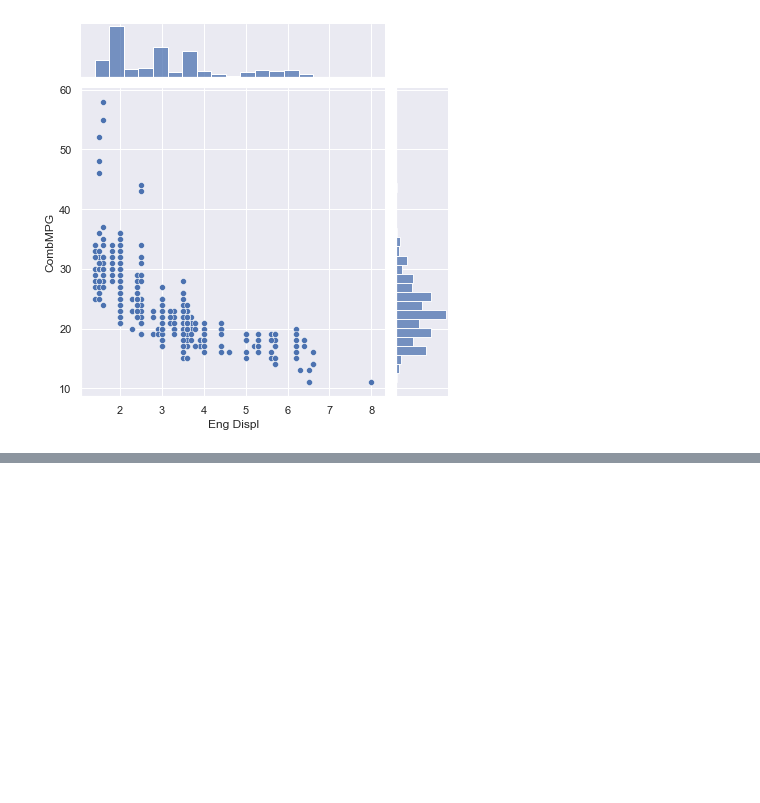
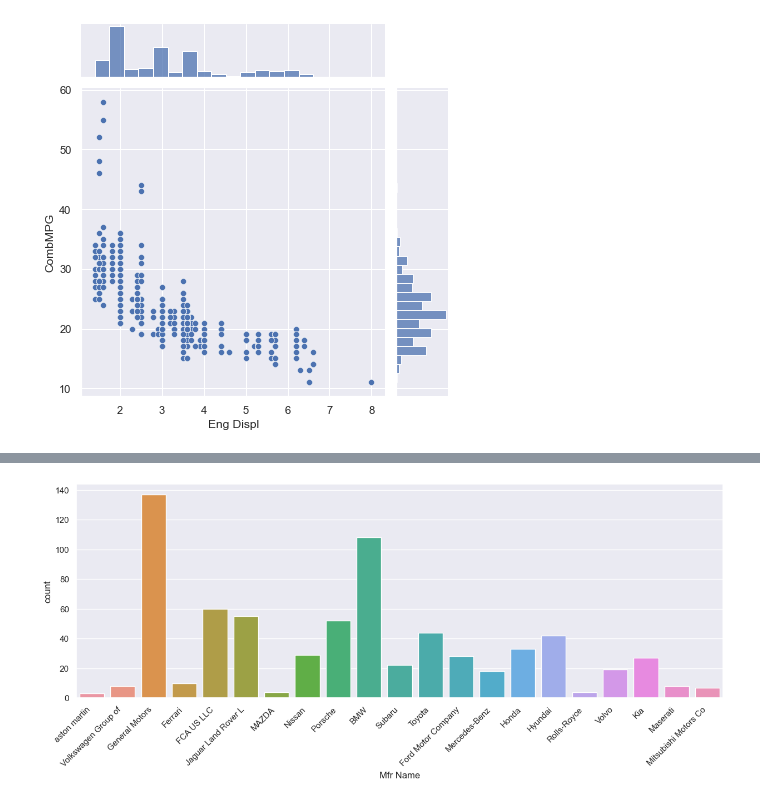
Before and after one commit to Ozxahmed/ML_DS_DL_Udemy_Course, a Jupyter notebook: s2_statistics_probability_refresher.ipynb, the cells around one changed output, grey strips where cells are left out. Saved outputs shown, nothing was run; the diff lists cells and outputs as text; code cells hidden in the pictures; blank space fills up the shorter version.

```diff
--- a/s2_statistics_probability_refresher.ipynb
+++ b/s2_statistics_probability_refresher.ipynb
@@ -620,0 +664,6 @@ Here we can see that the most common engine displacement is around 2 liter, and
+# %%
+mfr_count_plot = sns.countplot(data=df, x='Mfr Name')
+
+mfr_count_plot.set_xticklabels(mfr_count_plot.get_xticklabels(), rotation=45, ha='right');
+# %% [output]
+[figure, added]
```
Also changed, not shown: parts of 16 cells of this notebook.
